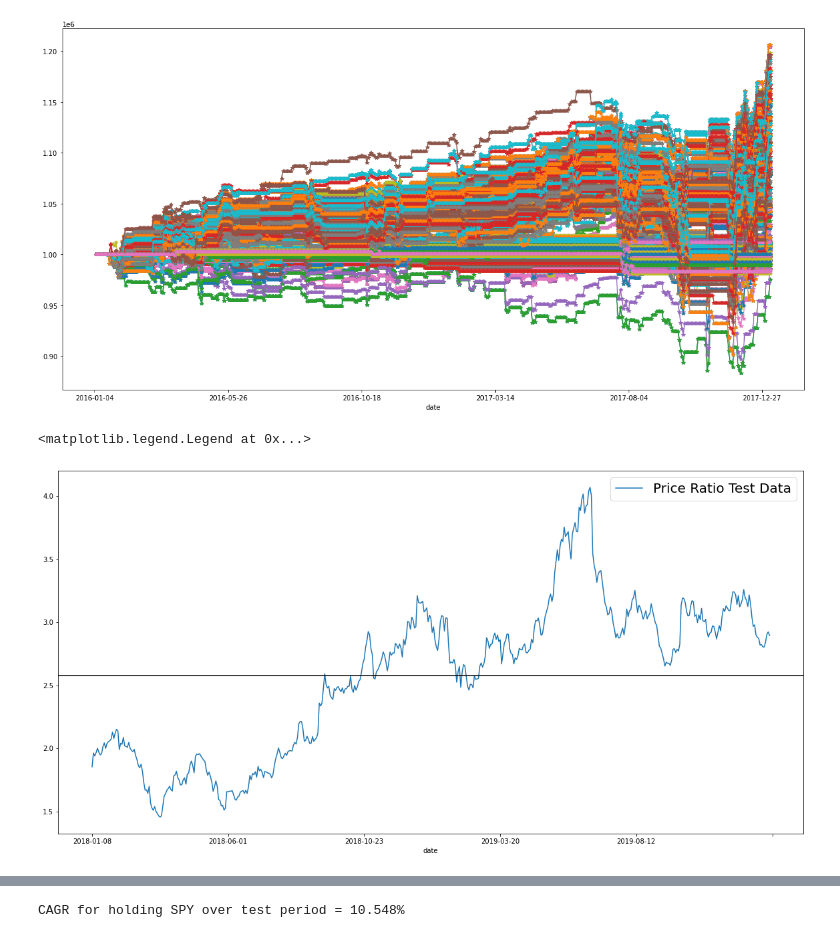
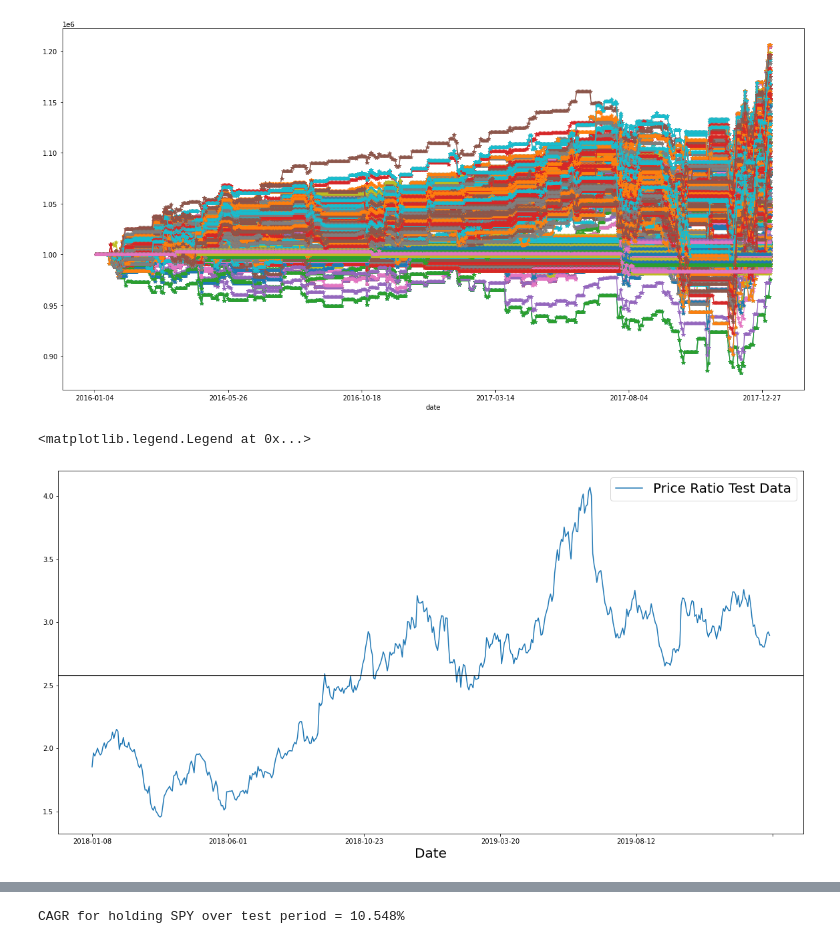
Before and after one commit to microgel/CS-216-Project, a Jupyter notebook: pair_trading.ipynb, the cells around one changed output, grey strips where cells are left out. Saved outputs shown, nothing was run; the diff lists cells and outputs as text; code cells hidden in the pictures.

```diff
--- a/pair_trading.ipynb
+++ b/pair_trading.ipynb
@@ -693,12 +700,13 @@ test['stock2'] = test_data[stock2]
 # %%
 # calculate price ratio
 price_ratio_test = test['stock1']/test['stock2']
 price_ratio_test.plot(figsize=(20,10))
 plt.axhline(price_ratio_test.mean(), color='black')
+plt.xlabel("Date",fontsize=20)
 plt.legend(['Price Ratio Test Data'],prop={'size':20})
 # %% [output]
 <matplotlib.legend.Legend at 0x...>
-[figure, old version]
+[figure, new version]
 # %%
 # price ratio dataframe
 prt = pd.DataFrame(price_ratio_test).rename(columns={0:'close'})
```
Also changed, not shown: parts of 9 cells of this notebook.
